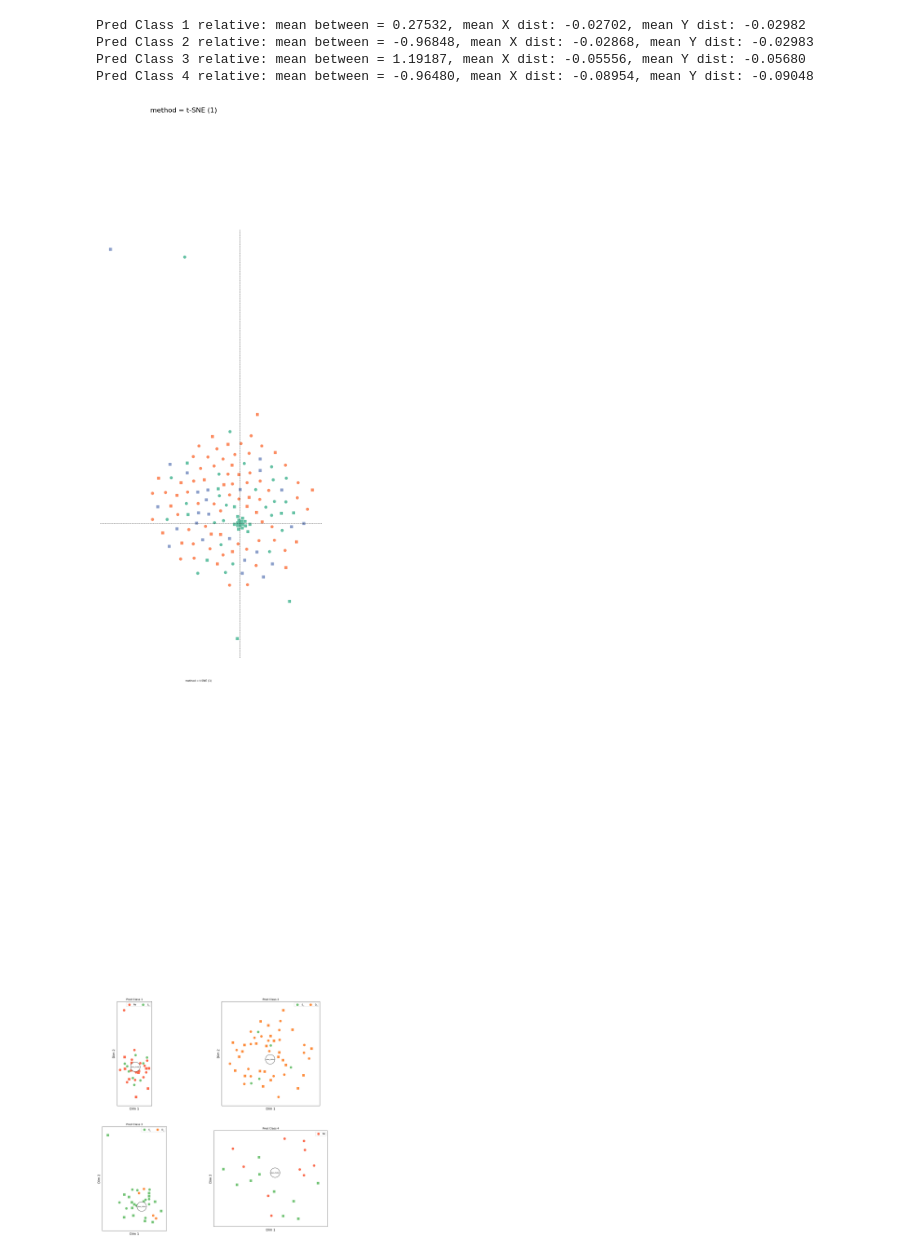
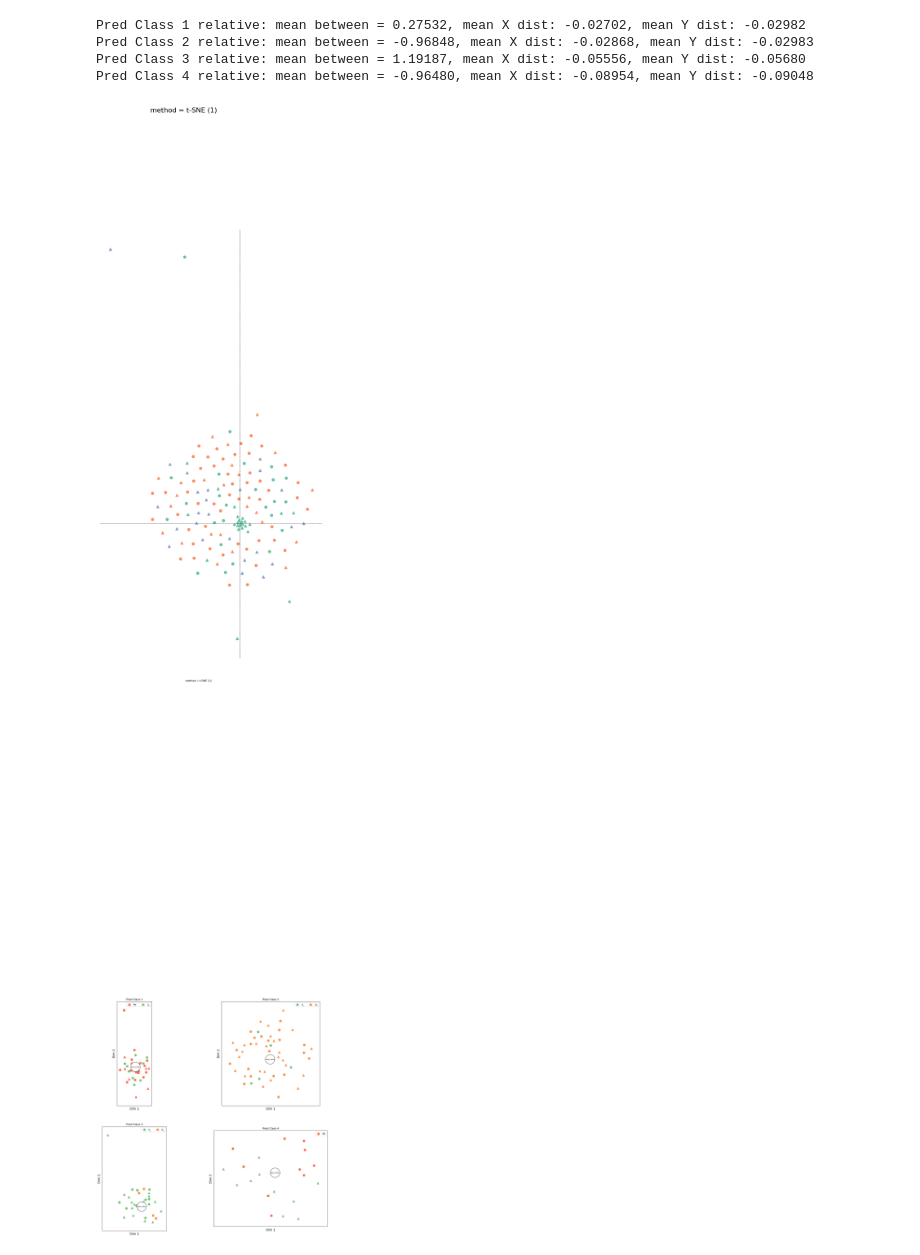
Before and after one commit to AlexiaNomena/MIASA, a Jupyter notebook: miasa_NonEucl_GRN.ipynb, the cells around one changed output. Drawn from its saved outputs; the diff is of its cells as text; code cells hidden in the pictures.

Commit message:
added_flexible_similarity

```diff
--- a/miasa_NonEucl_GRN.ipynb
+++ b/miasa_NonEucl_GRN.ipynb
@@ -145,6 +145,16 @@ clust_method = "Agglomerative_ward" # clustering aglorithm to use
 Feature_dic = {}
 
 Feature_dic["Feature_X"], Feature_dic["Feature_Y"] = Xtilde, Ytilde
+similarity_method = ("Euclidean", "Euclidean")
+
+# or
+#Feature_dic["Feature_X"], Feature_dic["Feature_Y"] = D_XX, Ytilde
+#similarity_method = ("precomputed", "Euclidean")
+
+# or
+#Feature_dic["Feature_X"], Feature_dic["Feature_Y"] = Xtilde, D_YY
+#similarity_method = ("Euclidean", "precomputed")
+
 Feature_dic["Asssociation_function"], Feature_dic["assoc_func_type"] = get_assoc_func("Granger-Cause-3diff-chi2")
 Feature_dic["DMat"] = None
 Feature_dic["dist_origin"] = (True,True)
@@ -159,7 +169,8 @@ Id_Class = Miasa_Class(X, Y, num_clust_test,
                        clust_method = clust_method, # clustering based on Euclidean embedding and point of origin is not clustered (the characterisits of the embedding makes all points too far from it and it risk to be always considered as one independen cluster)
                        c_dic = c_dic, Feature_dic = Feature_dic,
                        in_threads = in_threads,
-                       palette = palette)
+                       palette = palette,
+                       similarity_method = similarity_method)
 
 import numpy as np
 import pandas as pd
@@ -314,21 +325,21 @@ Pred Class 4 relative: mean between = -0.96480, mean X dist: -0.08954, mean Y di
 # %%
 """
 2-Dimensional visualization of clusters (TSNE visualization)
 - all predicted classes
 - colored predicted classes
 """
 pdf= PdfPages("Figures/"+DataName+"_TSNE.pdf")
 fig, ax = plotClass(Id_Class, X_vars, Y_vars, pdf, dtp,
           run_num = 1, n_neighbors = 15,
           method = "t-SNE", scale = False, # scale = "pca", "standard", anything esle is taken as no scaling
           cluster_colors =  True, # chosed_color: if False, true_colors bellow must be given
           true_colors =  False,# give a true class colors as dictionary with X_vars and Y_vars as key
-          markers = [("o",20),("s",20)], # optional markers list and their size for X and Y
+          markers = [("o",20),("^",20)], # optional markers list and their size for X and Y
           show_labels = False, # optional show the labels of X and Y
           show_orig = True)# optional show the the axis lines going through origin
 plt.show()
 # %% [output]
-[figure, old version]
+[figure, new version]
 # %%
 """
 2-Dimensional visualization of MIASA clusters (TSNE visualization)
```
Also changed, not shown: parts of 2 cells of this notebook, 6 other files.
